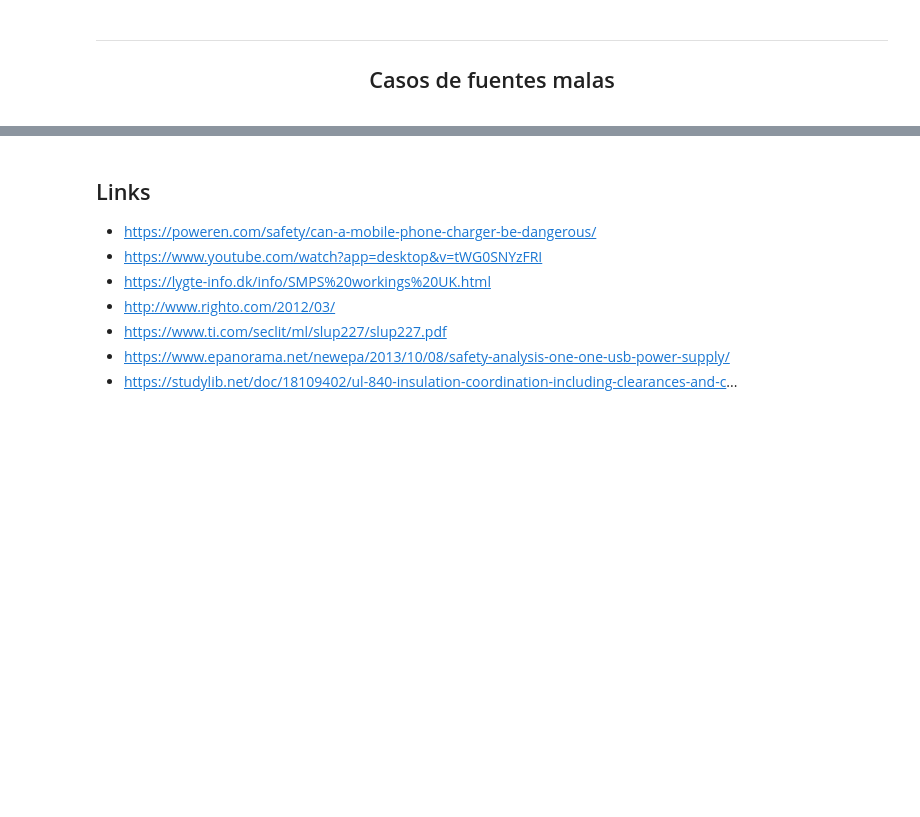
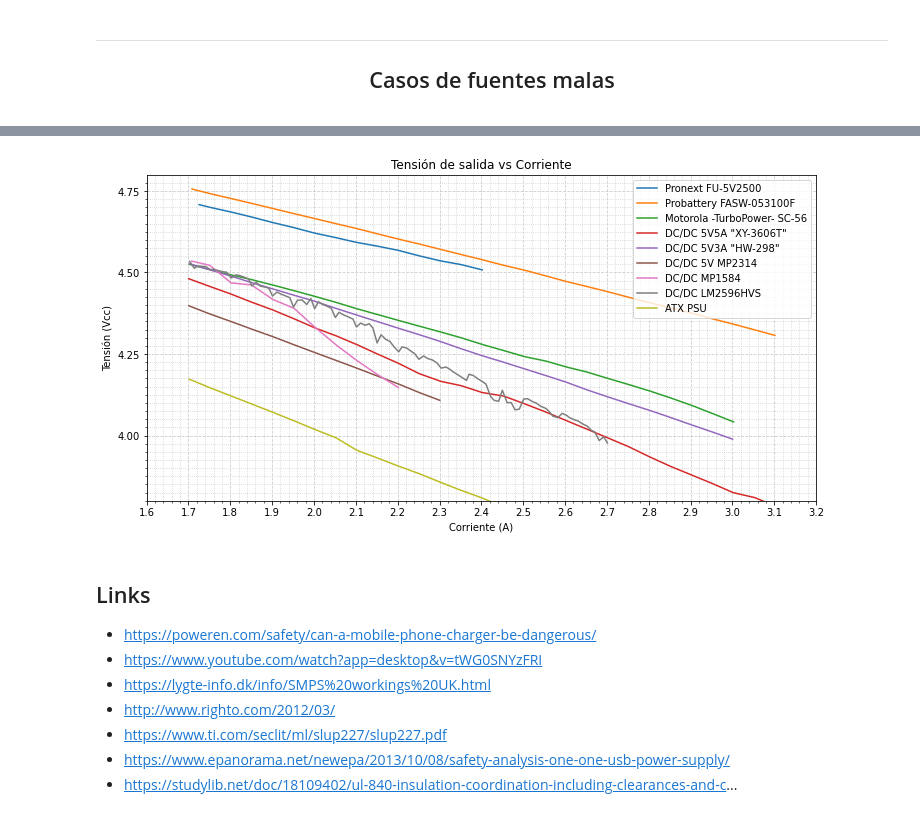
Before and after one commit to HN-Vignolles/R-Pi, a Jupyter notebook: PSU/PSU.ipynb, the cells around one changed output, grey strips where cells are left out. Cells and saved outputs as stored; diff of their text form; code cells hidden in the pictures; blank space fills up the shorter version.

```diff
--- a/PSU/PSU.ipynb
+++ b/PSU/PSU.ipynb
@@ -641,34 +681,35 @@ voltage = [4.535,  4.522,  4.468,  4.462,  4.417,  4.390,  4.334,  4.277,  4.230
 ax1.plot(current, voltage, label="DC/DC MP1584")
 
 current = [1.7031, 1.7140, 1.7229, 1.7316, 1.7414, 1.7523, 1.7603, 1.7734, 1.7835, 1.7910, 1.8021, 1.8137, 1.8236, 1.8330, 1.8437, 1.8516, 1.8618, 1.8719, 1.8843, 1.8921,
            1.9009, 1.9114, 1.9209, 1.9305, 1.9422, 1.9511, 1.9606, 1.9714, 1.9826, 1.9925, 2.0016, 2.0106, 2.0209, 2.0308, 2.0414, 2.0511, 2.0599, 2.0705, 2.0818, 2.0933,
            2.1014, 2.1114, 2.1225, 2.1319, 2.1407, 2.1509, 2.1604, 2.1713, 2.1814, 2.1906, 2.2026, 2.2105, 2.2221, 2.2315, 2.2407, 2.2508, 2.2618, 2.2719, 2.2827, 2.2935,
            2.3039, 2.3156, 2.3251, 2.3307, 2.3416, 2.3516, 2.3643, 2.3705, 2.3809, 2.3907, 2.4030, 2.4109, 2.4223, 2.4307, 2.4414, 2.4501, 2.4616, 2.4713, 2.4804, 2.4906,
            2.5012, 2.5105, 2.5223, 2.5305, 2.5418, 2.5544, 2.5611, 2.5713, 2.5827, 2.5931, 2.6037, 2.6105, 2.6227, 2.6307, 2.6415, 2.6530, 2.6617, 2.6709, 2.6815, 2.6923, 2.7011]
 voltage = [4.534,  4.513,  4.520,  4.519,  4.518,  4.509,  4.510,  4.505,  4.502,  4.501,  4.483,  4.493,  4.490,  4.486,  4.480,  4.459,  4.470,  4.458,  4.455,  4.452,
            4.428,  4.440,  4.434,  4.429,  4.423,  4.394,  4.415,  4.416,  4.402,  4.420,  4.389,  4.410,  4.402,  4.397,  4.390,  4.362,  4.378,  4.370,  4.364,  4.357,
            4.333,  4.345,  4.338,  4.343,  4.330,  4.284,  4.309,  4.295,  4.289,  4.273,  4.257,  4.272,  4.268,  4.259,  4.251,  4.234,  4.244,  4.236,  4.232,  4.223,
            4.207,  4.210,  4.203,  4.197,  4.188,  4.180,  4.169,  4.188,  4.184,  4.175,  4.165,  4.158,  4.119,  4.108,  4.105,  4.139,  4.101,  4.101,  4.079,  4.081,
            4.112,  4.113,  4.104,  4.100,  4.090,  4.083,  4.075,  4.059,  4.055,  4.068,  4.062,  4.055,  4.048,  4.045,  4.036,  4.029,  4.017,  4.011,  3.985,  3.996,  3.977]
 ax1.plot(current, voltage, label="DC/DC LM2596HVS")
 
 current = [1.7018, 1.7507, 1.8008, 1.8507, 1.9044, 1.9528, 2.0016, 2.0529, 2.1023, 2.1500, 2.2006, 2.2518, 2.3020, 2.3516, 2.4010, 2.4525, 2.5006, 2.5516, 2.6010, 2.6521]
 voltage = [4.173,  4.147,  4.122,  4.097,  4.070,  4.045,  4.019,  3.993,  3.955,  3.932,  3.907,  3.883,  3.857,  3.832,  3.809,  3.782,  3.757,  3.729,  3.703,  3.680]
 ax1.plot(current, voltage, label="ATX PSU")
 
 ax1.set_title('Tensión de salida vs Corriente')
 ax1.legend()
 ax1.set_xlim(1.6, 3.2)
 ax1.set_ylim(3.80, 4.80)
 ax1.set_xlabel('Corriente (A)')
 ax1.set_ylabel('Tensión (Vcc)')
 ax1.xaxis.set_major_locator(MultipleLocator(0.1))
 ax1.xaxis.set_minor_locator(AutoMinorLocator(5))
 ax1.yaxis.set_major_locator(MultipleLocator(0.25))
 ax1.yaxis.set_minor_locator(AutoMinorLocator(10))
 ax1.grid(which='major', color='#CCCCCC', linestyle='--')
 ax1.grid(which='minor', color='#CCCCCC', linestyle=':')
-fig.clear()
+# %% [output]
+[figure, added]
 # %% [markdown]
 ## Links
 
```
Also changed, not shown: parts of 3 cells of this notebook.
